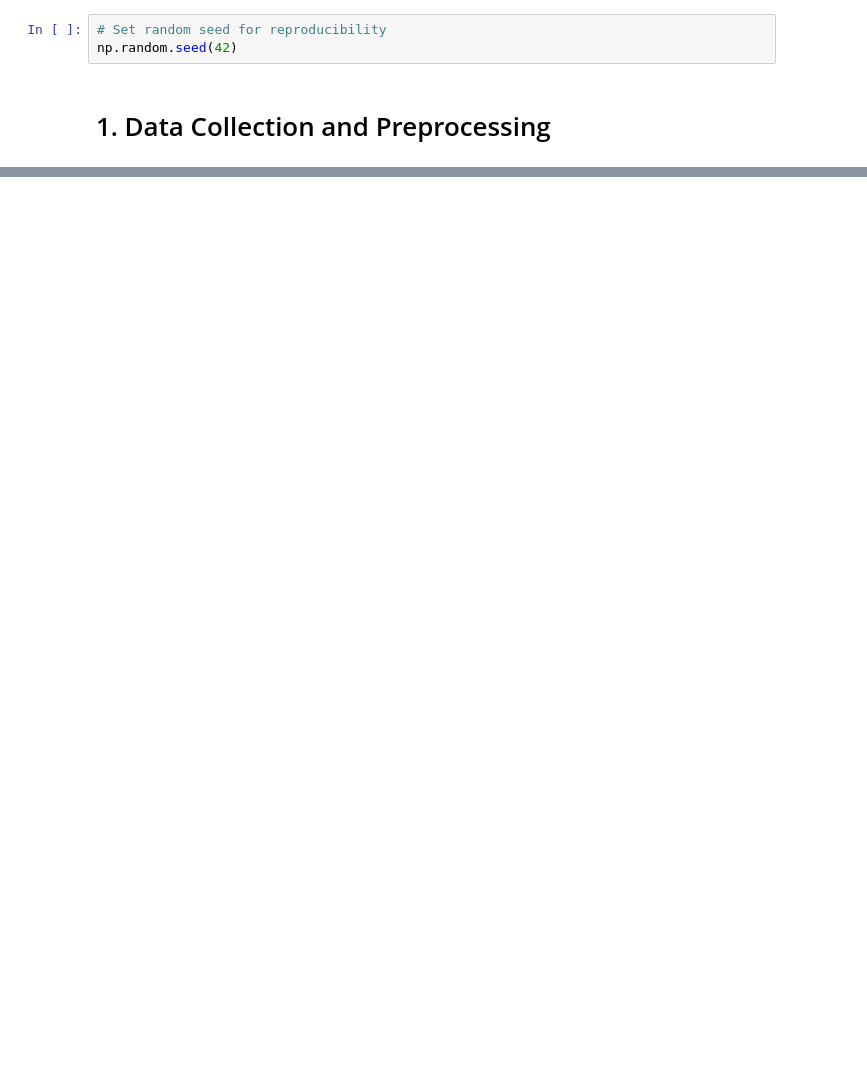
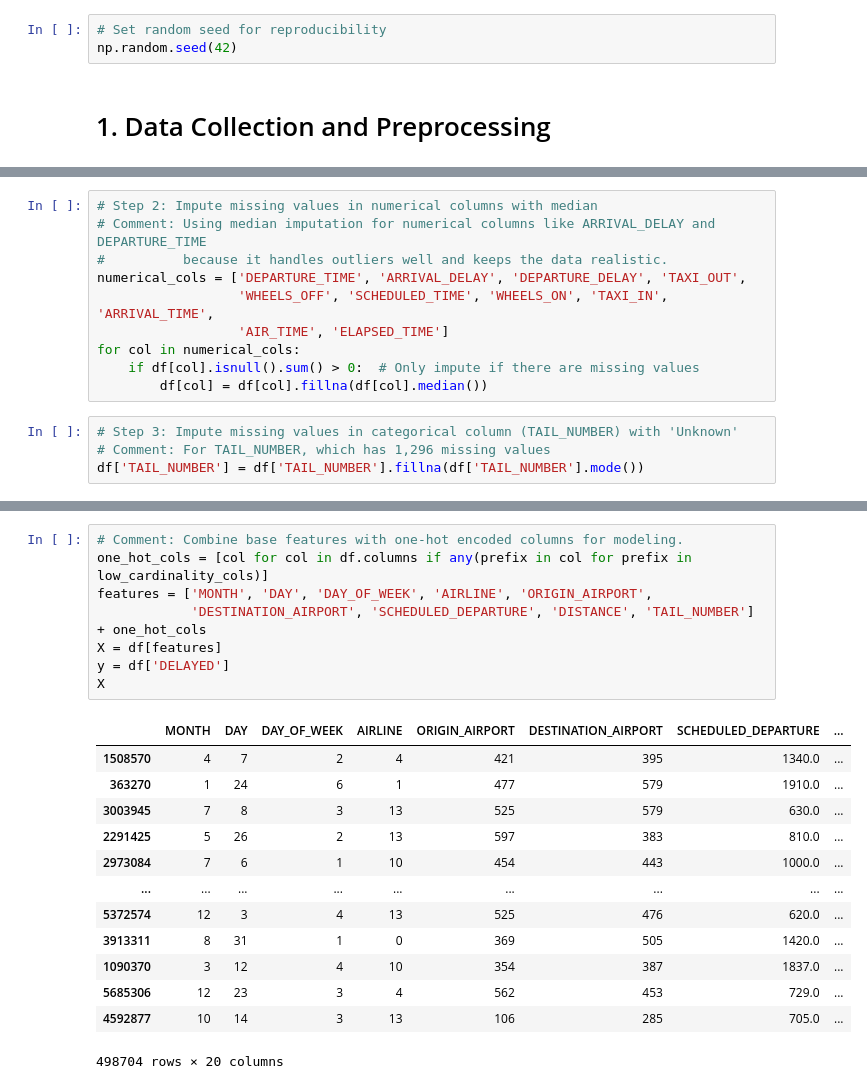
Before and after one commit to IbrahimBajwa313/Data-Science, a Jupyter notebook: FlightDelayPrediction.ipynb, the cells around one changed output, grey strips where cells are left out. Drawn from its saved outputs; the diff is of its cells as text; blank space fills up the shorter version.

```diff
--- a/FlightDelayPrediction.ipynb
+++ b/FlightDelayPrediction.ipynb
@@ -155,0 +100,14 @@ plt.show()
+# %%
+# Step 2: Impute missing values in numerical columns with median
+# Comment: Using median imputation for numerical columns like ARRIVAL_DELAY and DEPARTURE_TIME
+#          because it handles outliers well and keeps the data realistic.
+numerical_cols = ['DEPARTURE_TIME', 'ARRIVAL_DELAY', 'DEPARTURE_DELAY', 'TAXI_OUT',
+                  'WHEELS_OFF', 'SCHEDULED_TIME', 'WHEELS_ON', 'TAXI_IN', 'ARRIVAL_TIME',
+                  'AIR_TIME', 'ELAPSED_TIME']
+for col in numerical_cols:
+    if df[col].isnull().sum() > 0:  # Only impute if there are missing values
+        df[col] = df[col].fillna(df[col].median())
+# %%
+# Step 3: Impute missing values in categorical column (TAIL_NUMBER) with 'Unknown'
+# Comment: For TAIL_NUMBER, which has 1,296 missing values
+df['TAIL_NUMBER'] = df['TAIL_NUMBER'].fillna(df['TAIL_NUMBER'].mode())
@@ -155,0 +167,22 @@ plt.show()
+# %%
+# Comment: Combine base features with one-hot encoded columns for modeling.
+one_hot_cols = [col for col in df.columns if any(prefix in col for prefix in low_cardinality_cols)]
+features = ['MONTH', 'DAY', 'DAY_OF_WEEK', 'AIRLINE', 'ORIGIN_AIRPORT',
+            'DESTINATION_AIRPORT', 'SCHEDULED_DEPARTURE', 'DISTANCE', 'TAIL_NUMBER'] + one_hot_cols
+X = df[features]
+y = df['DELAYED']
+X
+# %% [output]
+|  | MONTH | DAY | DAY_OF_WEEK | AIRLINE | ORIGIN_AIRPORT | DESTINATION_AIRPORT | SCHEDULED_DEPARTURE | ... |
+| 1508570 | 4 | 7 | 2 | 4 | 421 | 395 | 1340.0 | ... |
+| 363270 | 1 | 24 | 6 | 1 | 477 | 579 | 1910.0 | ... |
+| 3003945 | 7 | 8 | 3 | 13 | 525 | 579 | 630.0 | ... |
+| 2291425 | 5 | 26 | 2 | 13 | 597 | 383 | 810.0 | ... |
+| 2973084 | 7 | 6 | 1 | 10 | 454 | 443 | 1000.0 | ... |
+| ... | ... | ... | ... | ... | ... | ... | ... | ... |
+| 5372574 | 12 | 3 | 4 | 13 | 525 | 476 | 620.0 | ... |
+| 3913311 | 8 | 31 | 1 | 0 | 369 | 505 | 1420.0 | ... |
+| 1090370 | 3 | 12 | 4 | 10 | 354 | 387 | 1837.0 | ... |
+| 5685306 | 12 | 23 | 3 | 4 | 562 | 453 | 729.0 | ... |
+| 4592877 | 10 | 14 | 3 | 13 | 106 | 285 | 705.0 | ... |
+498704 rows × 20 columns
```
Also changed, not shown: parts of 46 cells of this notebook.
